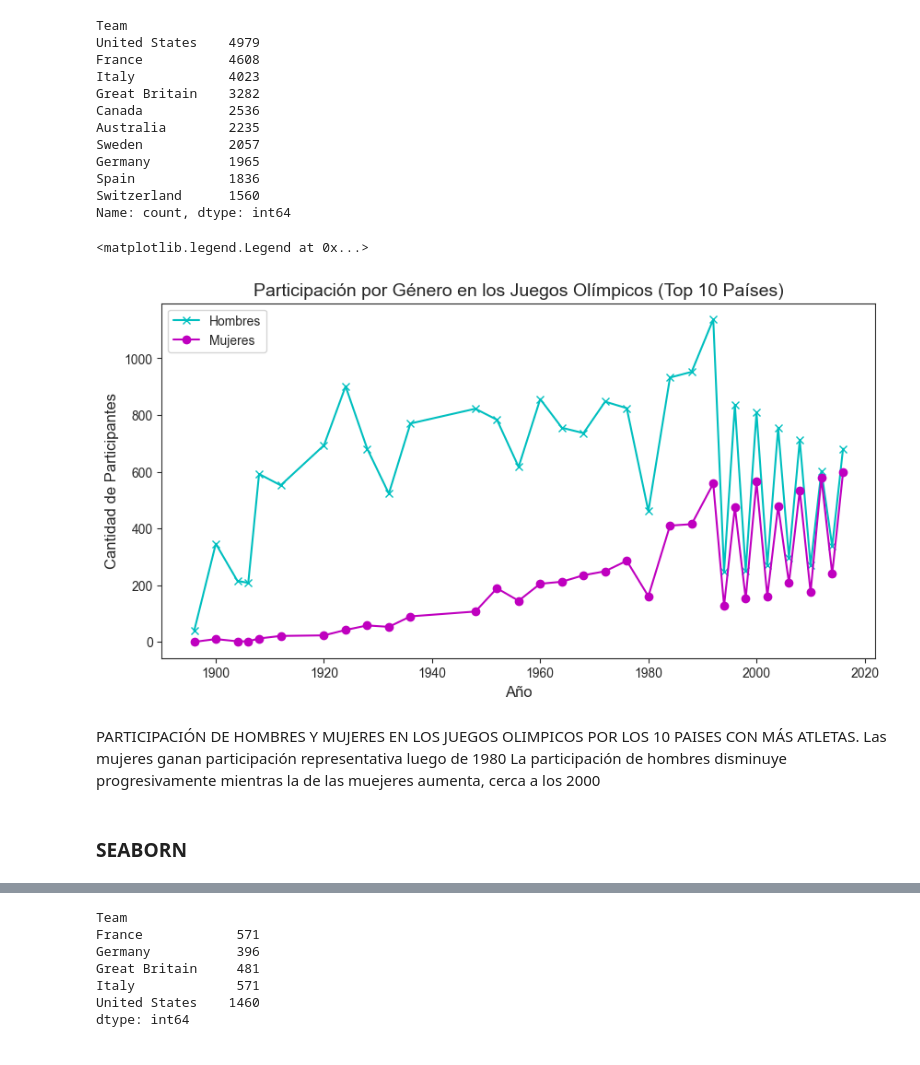
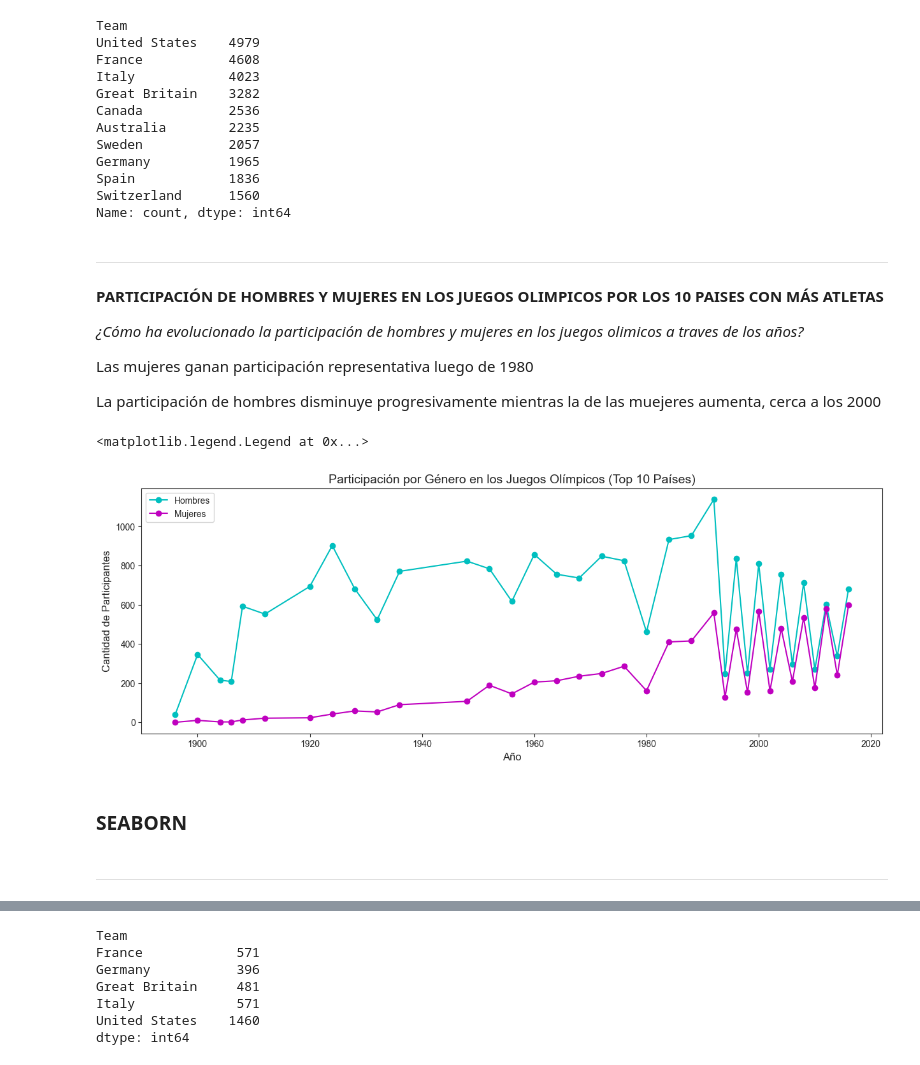
Before and after one commit to Valentinafd8/REPO_BOOTCAMP, a Jupyter notebook: Proyectoupdated.ipynb, the cells around one changed output, grey strips where cells are left out. Cells and saved outputs as stored; diff of their text form; code cells hidden in the pictures.

```diff
--- a/Proyectoupdated.ipynb
+++ b/Proyectoupdated.ipynb
@@ -128,30 +201,38 @@ Germany          1965
 Spain            1836
 Switzerland      1560
 Name: count, dtype: int64
+# %% [markdown]
+---
+# %% [markdown]
+**PARTICIPACIÓN DE HOMBRES Y MUJERES EN LOS JUEGOS OLIMPICOS POR LOS 10 PAISES CON MÁS ATLETAS**
+
+*¿Cómo ha evolucionado la participación de hombres y mujeres en los juegos olimicos a traves de los años?*
+
+Las mujeres ganan participación representativa luego de 1980
+
+La participación de hombres disminuye progresivamente mientras la de las muejeres aumenta, cerca a los 2000
 # %%
 top_countries = df['Team'].value_counts().head(10).index
 df_top_countries=df[df['Team'].isin(top_countries)]
 df_participacion = df_top_countries[['Year', 'Sex']]
 genero_counts = df_participacion.groupby(['Year', 'Sex']).size().unstack(fill_value=0)
 years = genero_counts.index
 men_counts = genero_counts['M']
 women_counts = genero_counts['F']
 
-fig, ax = plt.subplots(figsize=(10, 5))
-ax.plot(years, men_counts, label='Hombres', color='c', marker='x')
+fig, ax = plt.subplots(figsize=(15, 5))
+ax.plot(years, men_counts, label='Hombres', color='c', marker='o')
 ax.plot(years, women_counts, label='Mujeres', color='m', marker='o')
 ax.set_xlabel('Año', fontsize=12)
 ax.set_ylabel('Cantidad de Participantes', fontsize=12)
 ax.set_title('Participación por Género en los Juegos Olímpicos (Top 10 Países)', fontsize=14)
 ax.legend(loc='upper left')
 # %% [output]
 <matplotlib.legend.Legend at 0x...>
-[figure, old version]
+[figure, new version]
-# %% [markdown]
-PARTICIPACIÓN DE HOMBRES Y MUJERES EN LOS JUEGOS OLIMPICOS POR LOS 10 PAISES CON MÁS ATLETAS.
-Las mujeres ganan participación representativa luego de 1980
-La participación de hombres disminuye progresivamente mientras la de las muejeres aumenta, cerca a los 2000
 # %% [markdown]
 ### **SEABORN**
 # %%
 import seaborn as sns
+# %% [markdown]
+---
```
Also changed, not shown: parts of 48 cells of this notebook.
